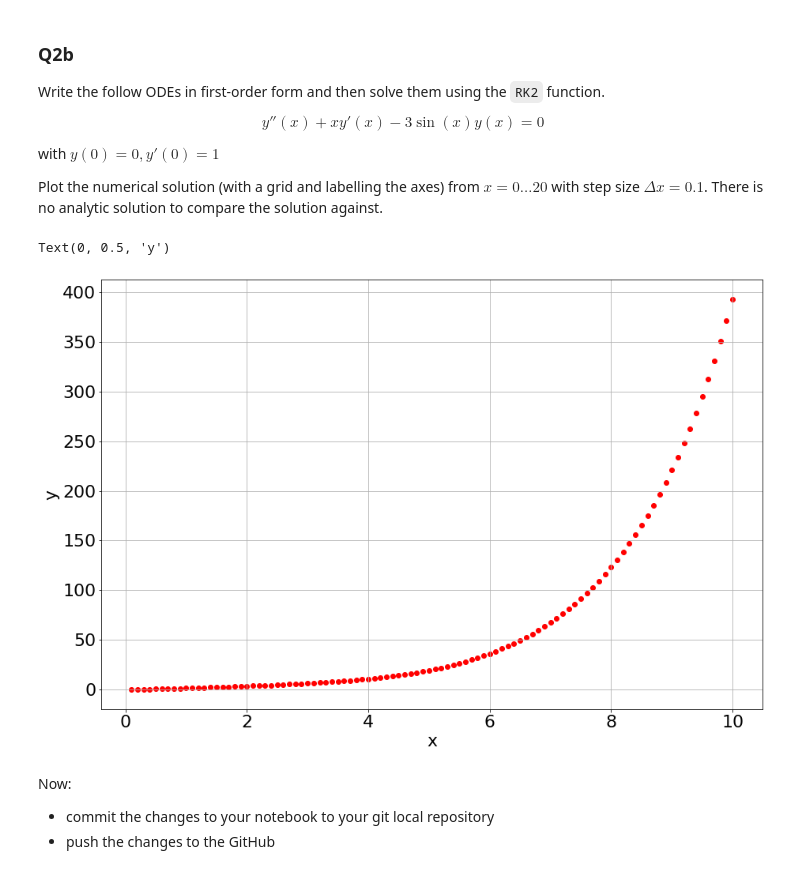
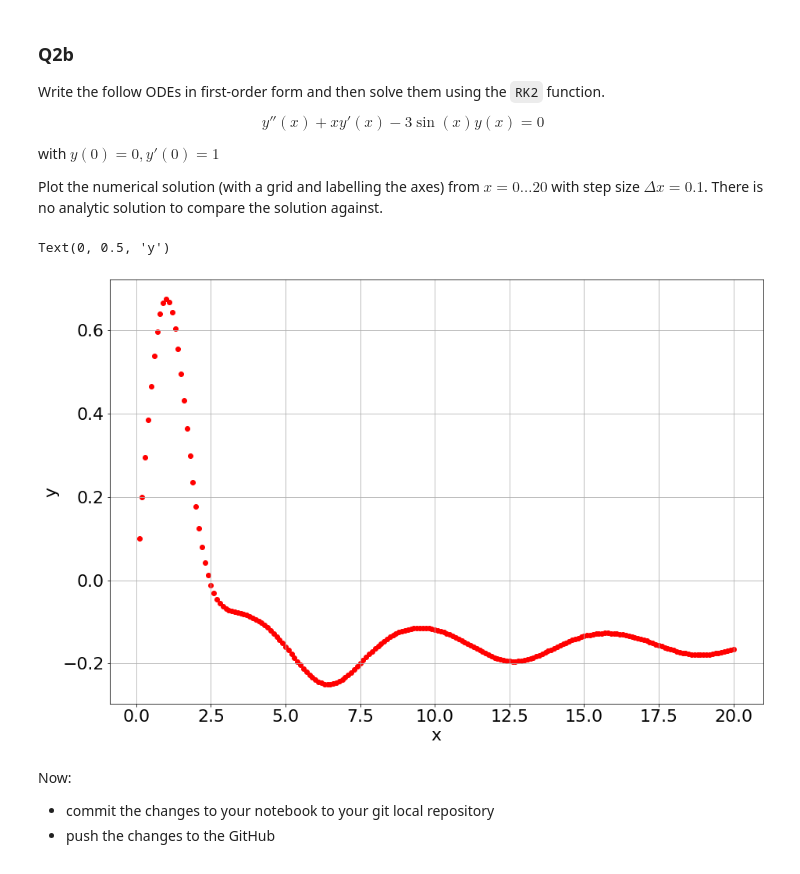
Before and after one commit to Kristian-Mele/ACM20030Assignments, a Jupyter notebook: ACM20030-Assignments-3.ipynb, the cells around one changed output. Drawn from its saved outputs; the diff is of its cells as text; code cells hidden in the pictures.

```diff
--- a/ACM20030-Assignments-3.ipynb
+++ b/ACM20030-Assignments-3.ipynb
@@ -212,5 +212,5 @@ ans=RK2(f2,0.045,0,[0,73/100],200)
 # %%
-x=np.linspace(0,9,200)
+x=np.arange(0,9,0.01)
 y=(1/100)*(-7*np.exp(x/2)*x+64*np.exp(x/2)+48*np.sin(x)-64*np.cos(x))
 
 plt.plot(x,y,label="analyticalsolution")
@@ -238,20 +238,20 @@ with $y(0) = 0, y'(0) = 1$
 
 Plot the numerical solution (with a grid and labelling the axes) from $x=0\dots20$ with step size $\Delta x = 0.1$. There is no analytic solution to compare the solution against.
 # %%
-def f2(x,y):
+def f(x,y):
     f0=y[1]
     f1=-x*y[1]-3*np.sin(x)*y[0]
-    return np.array[f0,f1]
+    return np.array([f0,f1])
 # %%
-result = RK2(f2, 0.1, 0, [0, 1], 100)
+result = RK2(f, 0.1, 0, [0, 1], 200)
 # %%
-plt.scatter(result[:,0], result[:, 1], color = 'r')
+plt.scatter(result[0:,0], result[0:, 1], color = 'r')
 plt.grid(True)
 plt.xlabel("x")
 plt.ylabel("y")
 # %% [output]
 Text(0, 0.5, 'y')
-[figure, old version]
+[figure, new version]
 # %% [markdown]
 Now:
 - commit the changes to your notebook to your git local repository
```
Also changed, not shown: parts of 9 cells of this notebook.
